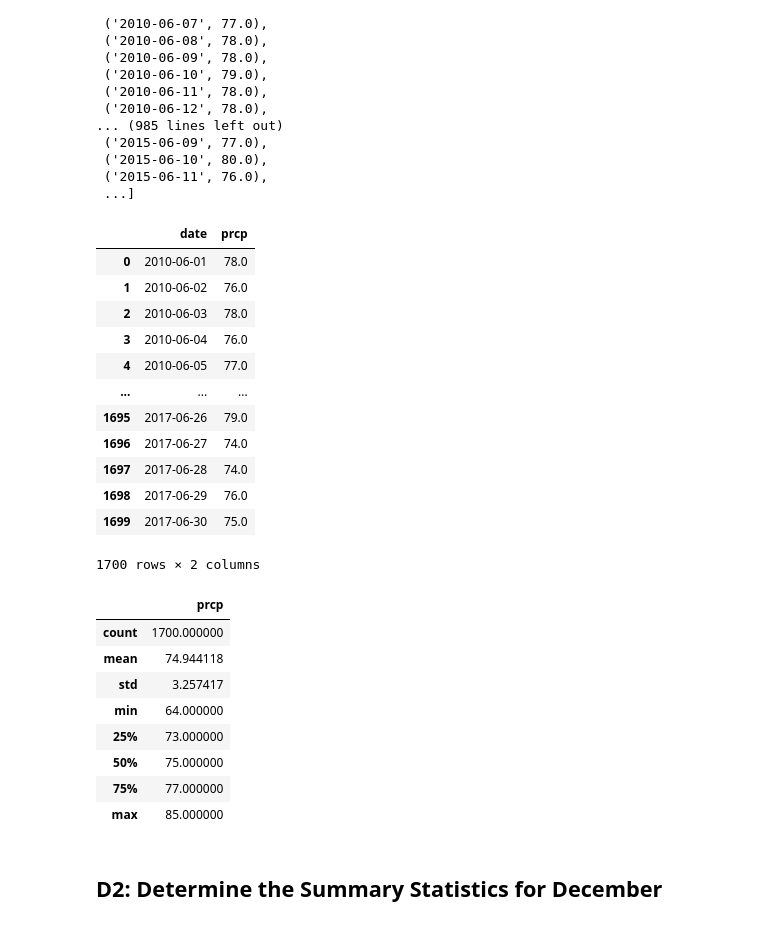
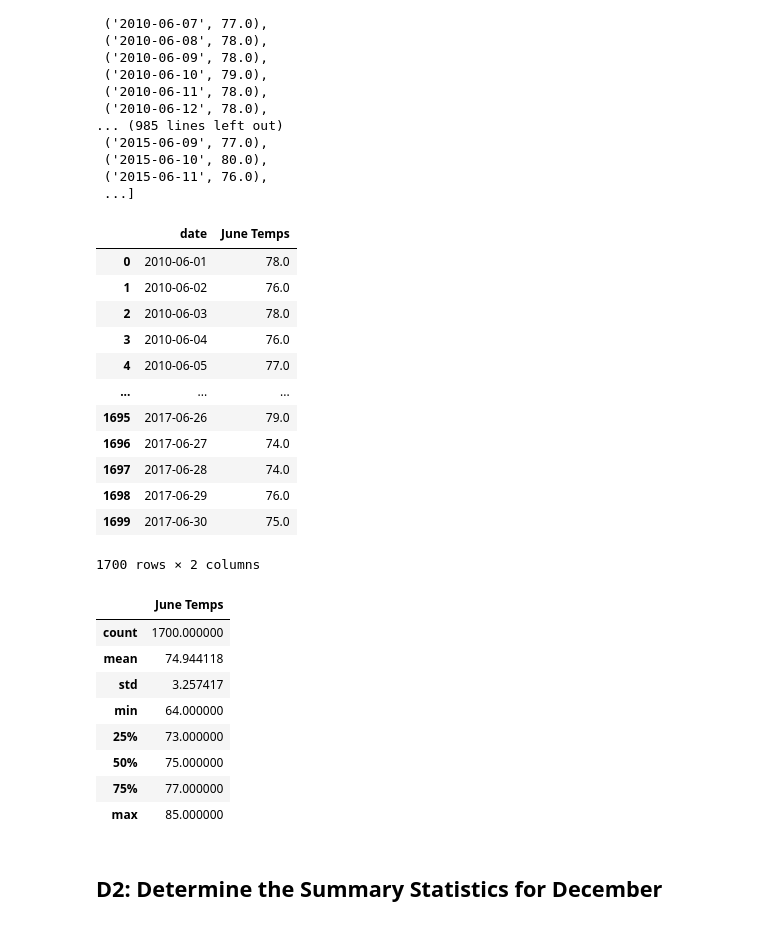
Before and after one commit to mmcdan13/surfs_up, a Jupyter notebook: SurfsUp_Challenge.ipynb, the cells around one changed output. Saved outputs shown, nothing was run; the diff lists cells and outputs as text; code cells hidden in the pictures.

```diff
--- a/SurfsUp_Challenge.ipynb
+++ b/SurfsUp_Challenge.ipynb
@@ -59,10 +59,10 @@ june_temp
 # %%
 # 4. Create a DataFrame from the list of temperatures for the month of June.
 
-june_df = pd.DataFrame(june_temp, columns=["date","prcp"])
+june_df = pd.DataFrame(june_temp, columns=["date","June Temps"])
 june_df
 # %% [output]
-|  | date | prcp |
+|  | date | June Temps |
 | 0 | 2010-06-01 | 78.0 |
 | 1 | 2010-06-02 | 76.0 |
 | 2 | 2010-06-03 | 78.0 |
@@ -80,7 +80,7 @@ june_df
 
 june_df.describe()
 # %% [output]
-|  | prcp |
+|  | June Temps |
 | count | 1700.000000 |
 | mean | 74.944118 |
 | std | 3.257417 |
```
Also changed, not shown: parts of 4 cells of this notebook, 1 other file.
